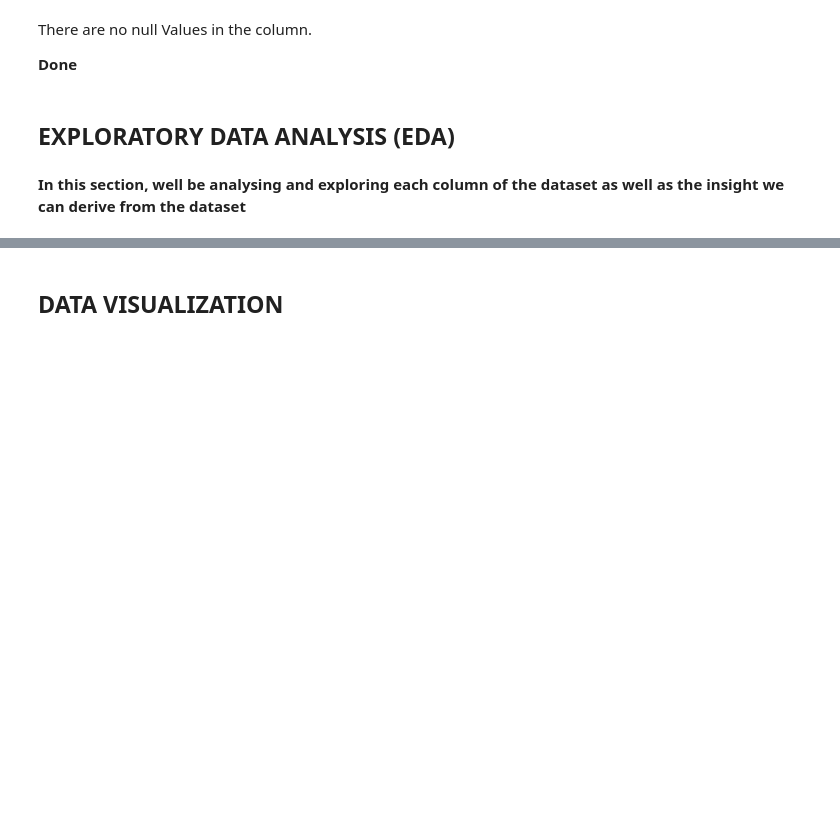
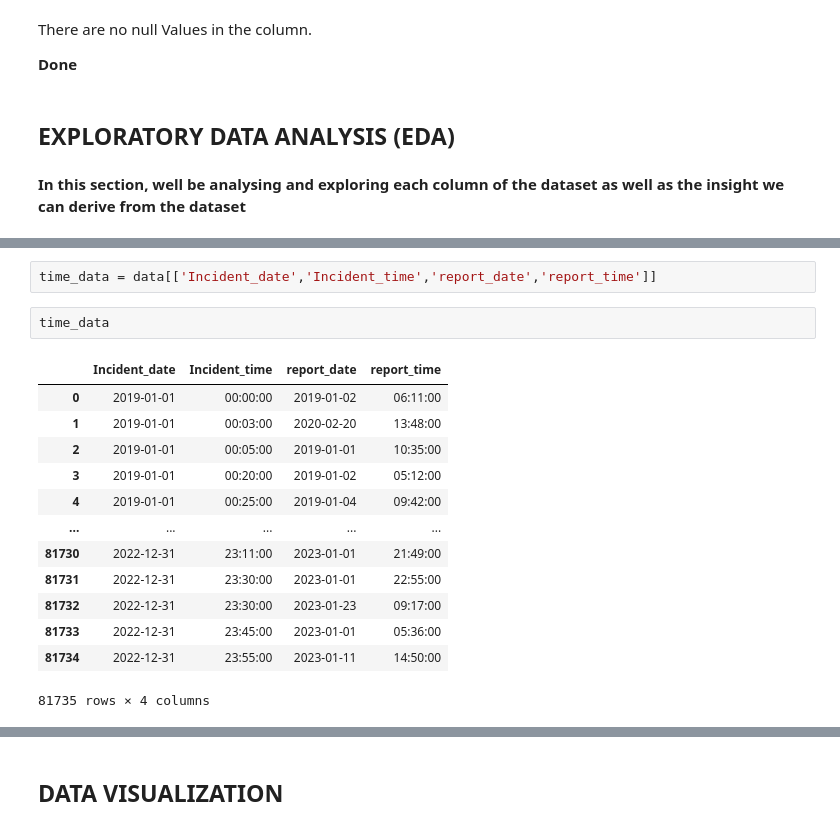
Before and after one commit to LegendSeyi/Thai_Road_Accident_Data_Analysis, a Jupyter notebook: Thai_Road_Accident_data_analysis.ipynb, the cells around one changed output, grey strips where cells are left out. Cells and saved outputs as stored; diff of their text form; blank space fills up the shorter version.

```diff
--- a/Thai_Road_Accident_data_analysis.ipynb
+++ b/Thai_Road_Accident_data_analysis.ipynb
@@ -795,0 +810,18 @@ There are no null Values in the column.
+# %%
+time_data = data[['Incident_date','Incident_time','report_date','report_time']]
+# %%
+time_data
+# %% [output]
+|  | Incident_date | Incident_time | report_date | report_time |
+| 0 | 2019-01-01 | 00:00:00 | 2019-01-02 | 06:11:00 |
+| 1 | 2019-01-01 | 00:03:00 | 2020-02-20 | 13:48:00 |
+| 2 | 2019-01-01 | 00:05:00 | 2019-01-01 | 10:35:00 |
+| 3 | 2019-01-01 | 00:20:00 | 2019-01-02 | 05:12:00 |
+| 4 | 2019-01-01 | 00:25:00 | 2019-01-04 | 09:42:00 |
+| ... | ... | ... | ... | ... |
+| 81730 | 2022-12-31 | 23:11:00 | 2023-01-01 | 21:49:00 |
+| 81731 | 2022-12-31 | 23:30:00 | 2023-01-01 | 22:55:00 |
+| 81732 | 2022-12-31 | 23:30:00 | 2023-01-23 | 09:17:00 |
+| 81733 | 2022-12-31 | 23:45:00 | 2023-01-01 | 05:36:00 |
+| 81734 | 2022-12-31 | 23:55:00 | 2023-01-11 | 14:50:00 |
+81735 rows × 4 columns
```
Also changed, not shown: parts of 9 cells of this notebook.
